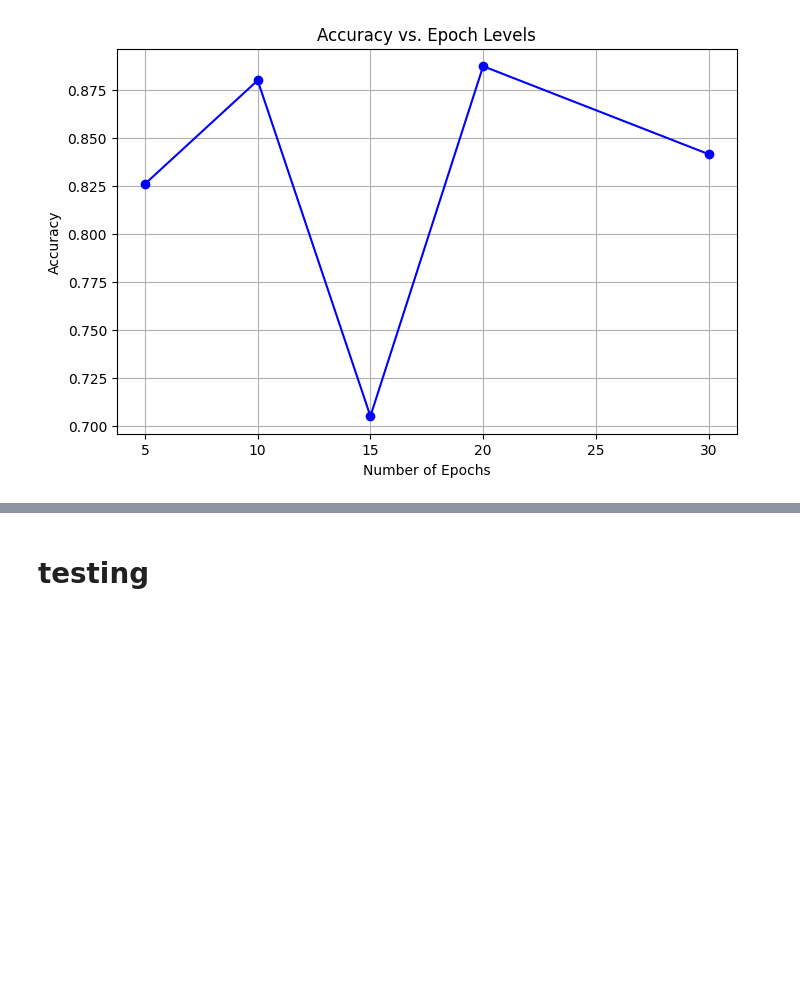
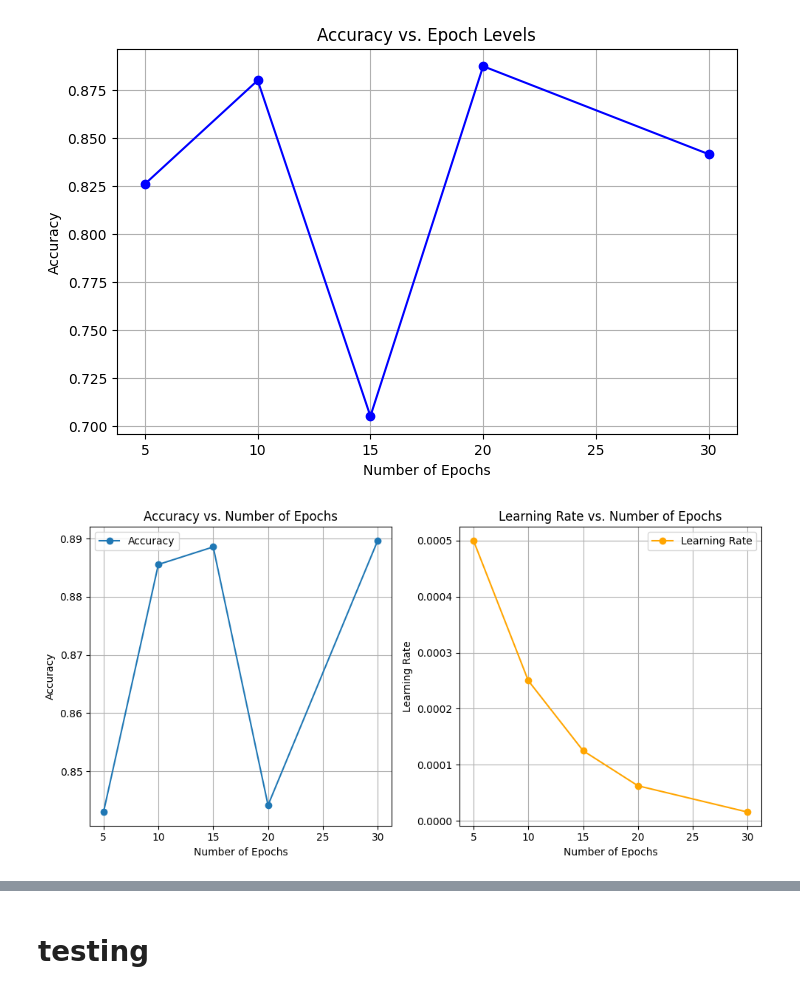
Before and after one commit to ronakjain1234/DataScienceLabFinalProject, a Jupyter notebook: DataPreprocessing/NN.ipynb, the cells around one changed output, grey strips where cells are left out. Drawn from its saved outputs; the diff is of its cells as text; code cells hidden in the pictures; blank space fills up the shorter version.

```diff
--- a/DataPreprocessing/NN.ipynb
+++ b/DataPreprocessing/NN.ipynb
@@ -357,0 +416,23 @@ plt.show()
+# %%
+# Plot results
+plt.figure(figsize=(10, 5))
+plt.subplot(1, 2, 1)
+plt.plot(epoch_levels, accuracy_values, marker='o', label="Accuracy")
+plt.xlabel("Number of Epochs")
+plt.ylabel("Accuracy")
+plt.title("Accuracy vs. Number of Epochs")
+plt.grid()
+plt.legend()
+
+plt.subplot(1, 2, 2)
+plt.plot(epoch_levels, learning_rate_values, marker='o', label="Learning Rate", color="orange")
+plt.xlabel("Number of Epochs")
+plt.ylabel("Learning Rate")
+plt.title("Learning Rate vs. Number of Epochs")
+plt.grid()
+plt.legend()
+
+plt.tight_layout()
+plt.show()
+# %% [output]
+[figure, added]
```
Also changed, not shown: parts of 4 cells of this notebook.
